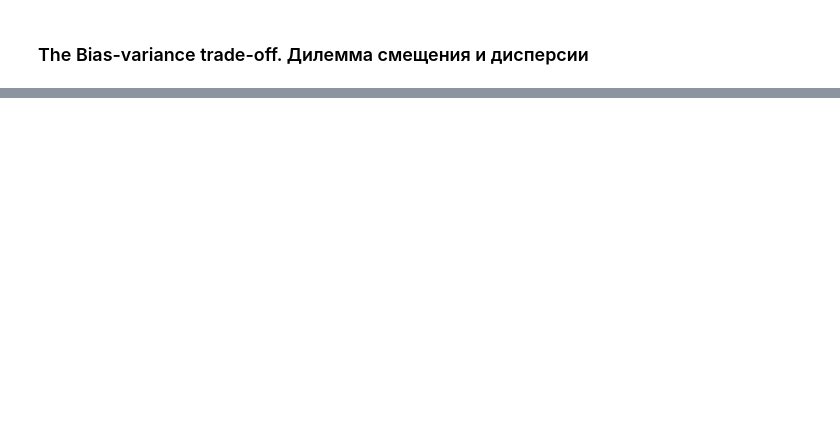
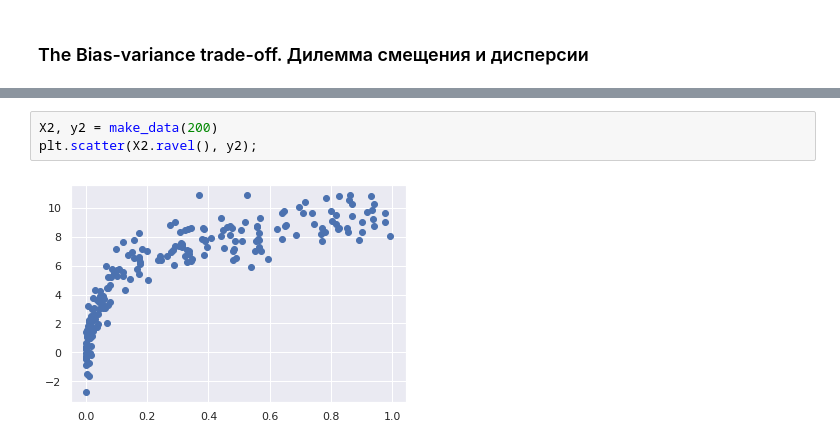
Before and after one commit to SergeyMalashenko/MachineLearning_Summer_2023, a Jupyter notebook: seminars/7/seminar_7.ipynb, the cells around one changed output, grey strips where cells are left out. Drawn from its saved outputs; the diff is of its cells as text; blank space fills up the shorter version.

```diff
--- a/seminars/7/seminar_7.ipynb
+++ b/seminars/7/seminar_7.ipynb
@@ -135,0 +255,5 @@ scores.mean()
+# %%
+X2, y2 = make_data(200)
+plt.scatter(X2.ravel(), y2);
+# %% [output]
+[figure, added]
```
Also changed, not shown: parts of 23 cells of this notebook, 2 other files.
